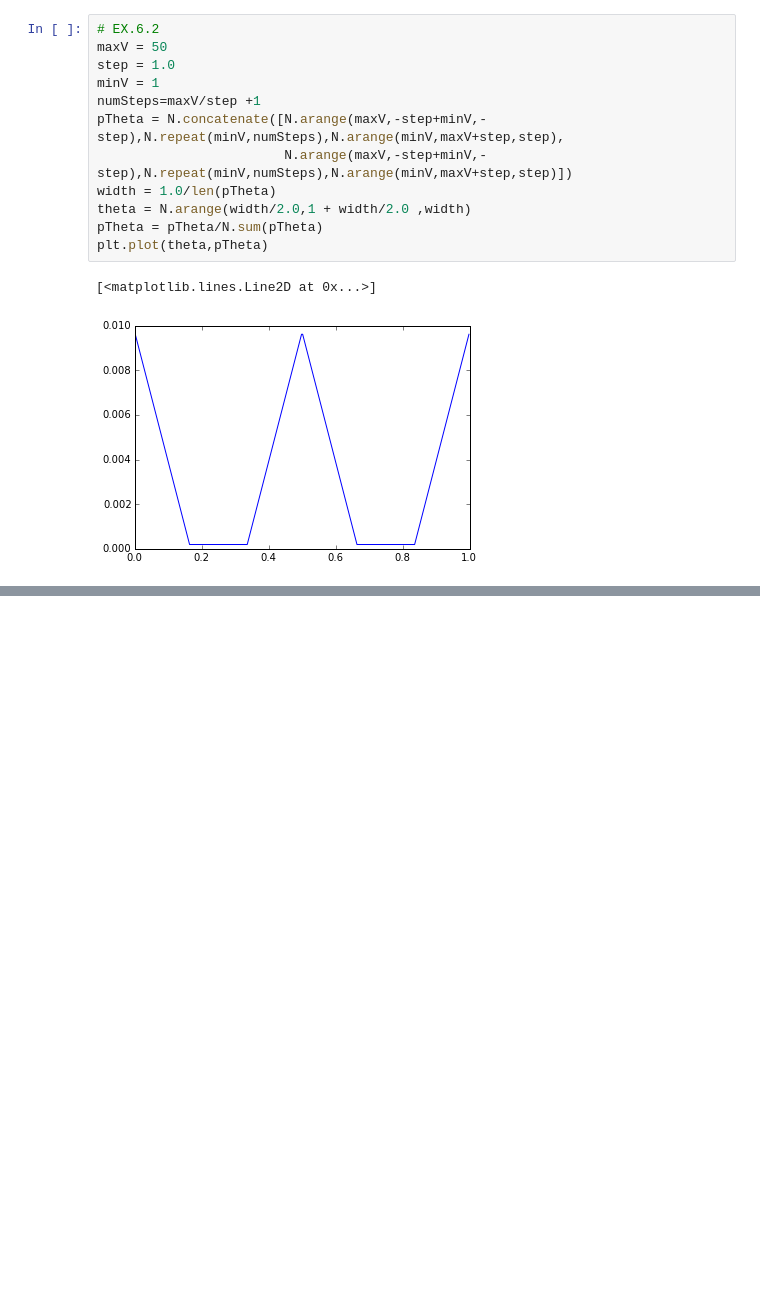
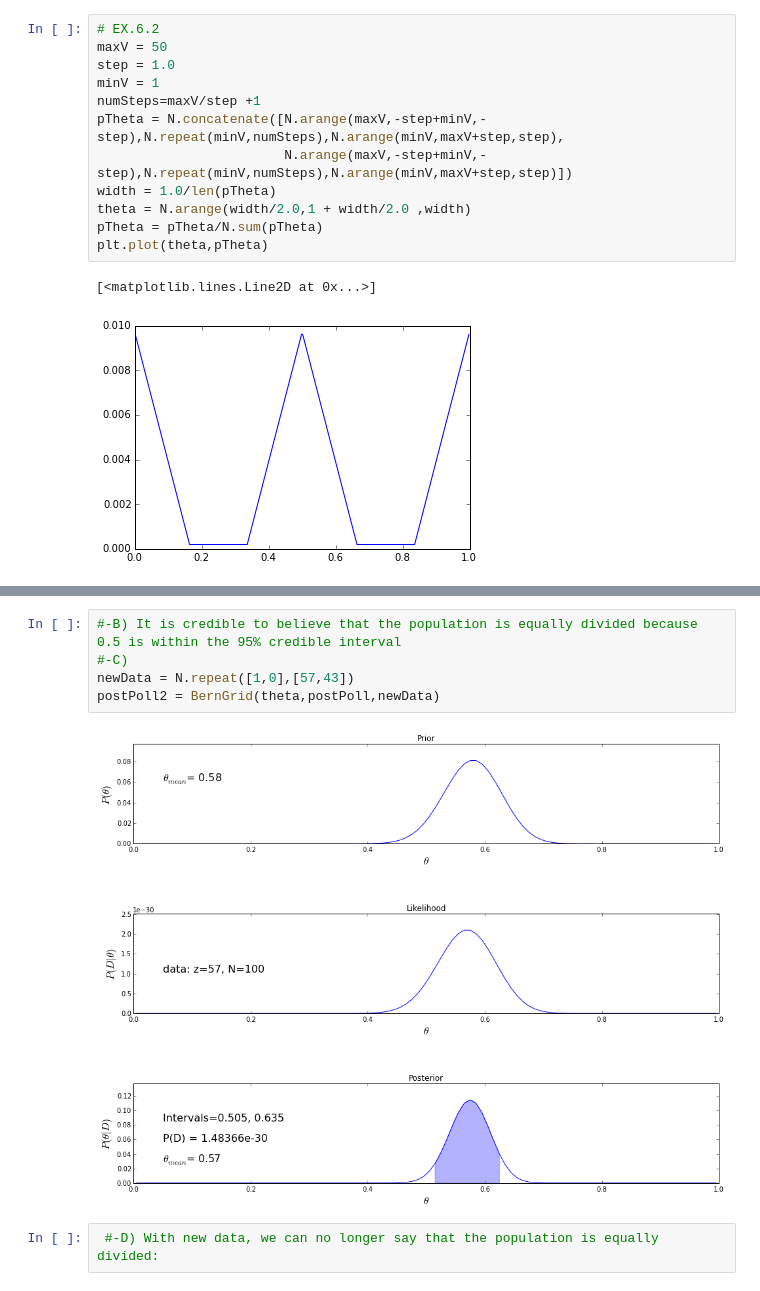
Before and after one commit to grayWolfDC/Doing_bayesian_data_analysis, a Jupyter notebook: IPython/DBDAWkBookCh6.ipynb, the cells around one changed output, grey strips where cells are left out. Saved outputs shown, nothing was run; the diff lists cells and outputs as text; blank space fills up the shorter version.

```diff
--- a/IPython/DBDAWkBookCh6.ipynb
+++ b/IPython/DBDAWkBookCh6.ipynb
@@ -225,0 +247,9 @@ post2=BernGrid(theta,post1,datavec)
+# %%
+#-B) It is credible to believe that the population is equally divided because 0.5 is within the 95% credible interval
+#-C)
+newData = N.repeat([1,0],[57,43])
+postPoll2 = BernGrid(theta,postPoll,newData)
+# %% [output]
+[figure, added]
+# %%
+ #-D) With new data, we can no longer say that the population is equally divided:
```
Also changed, not shown: parts of 6 cells of this notebook.
